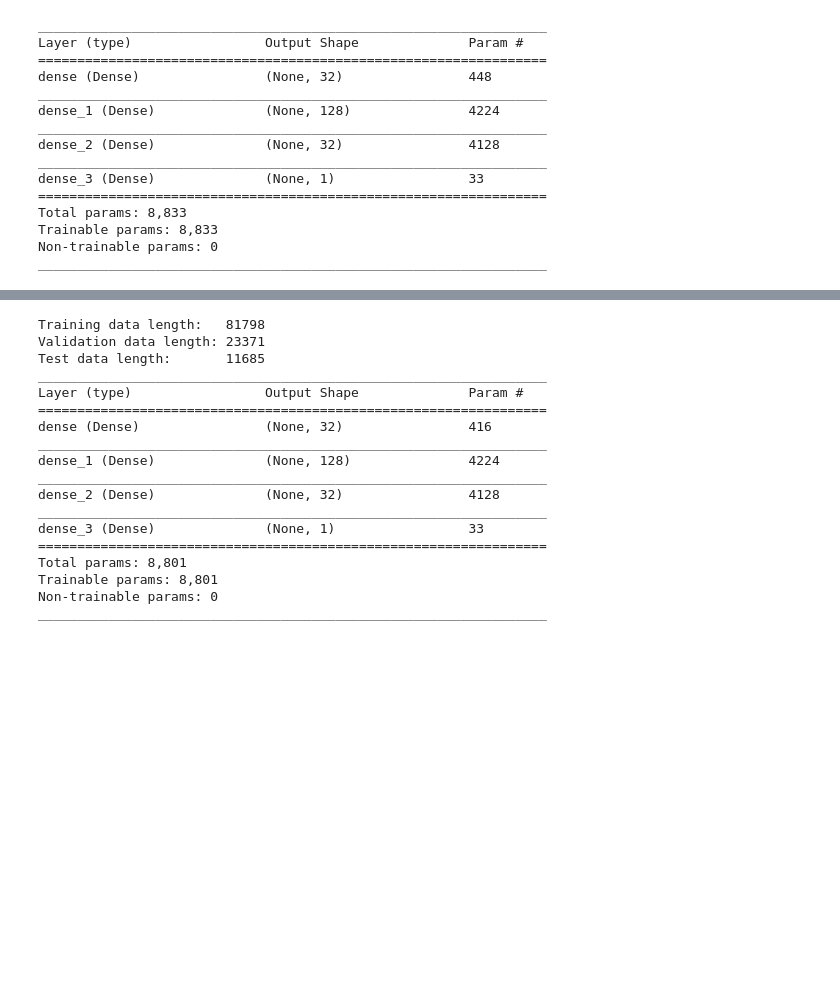
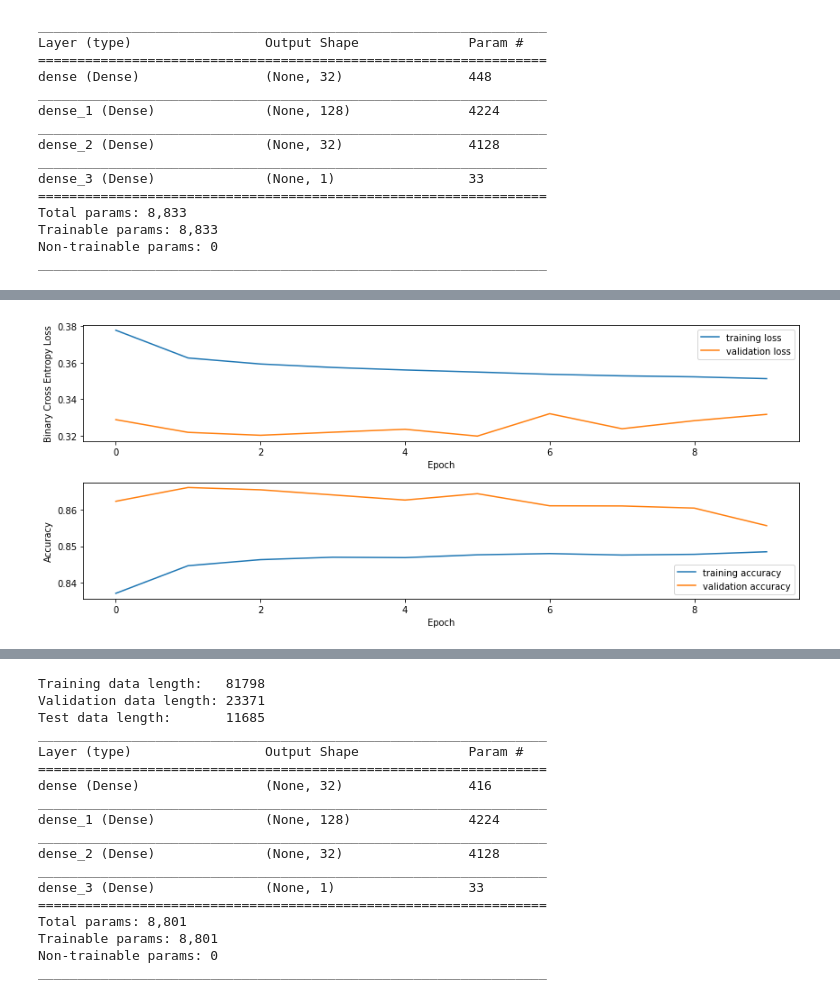
Before and after one commit to elliotvilhelm/COGS_108, a Jupyter notebook: main.ipynb, the cells around one changed output, grey strips where cells are left out. Cells and saved outputs as stored; diff of their text form; code cells hidden in the pictures; blank space fills up the shorter version.

```diff
--- a/main.ipynb
+++ b/main.ipynb
@@ -330,0 +533,3 @@ Model 2 drops the Rainfall feature.
+# %%
+history = History()
+model.fit(X_train_h9am, y_train_h9am, epochs=EPOCHS, batch_size=BATCH_SIZE, validation_data=(X_val_h9am, y_val_h9am), callbacks=[history])
@@ -330,0 +555,4 @@ Model 2 drops the Rainfall feature.
+# %%
+plot_model_results(history)
+# %% [output]
+[figure, added]
```
Also changed, not shown: parts of 36 cells of this notebook.
